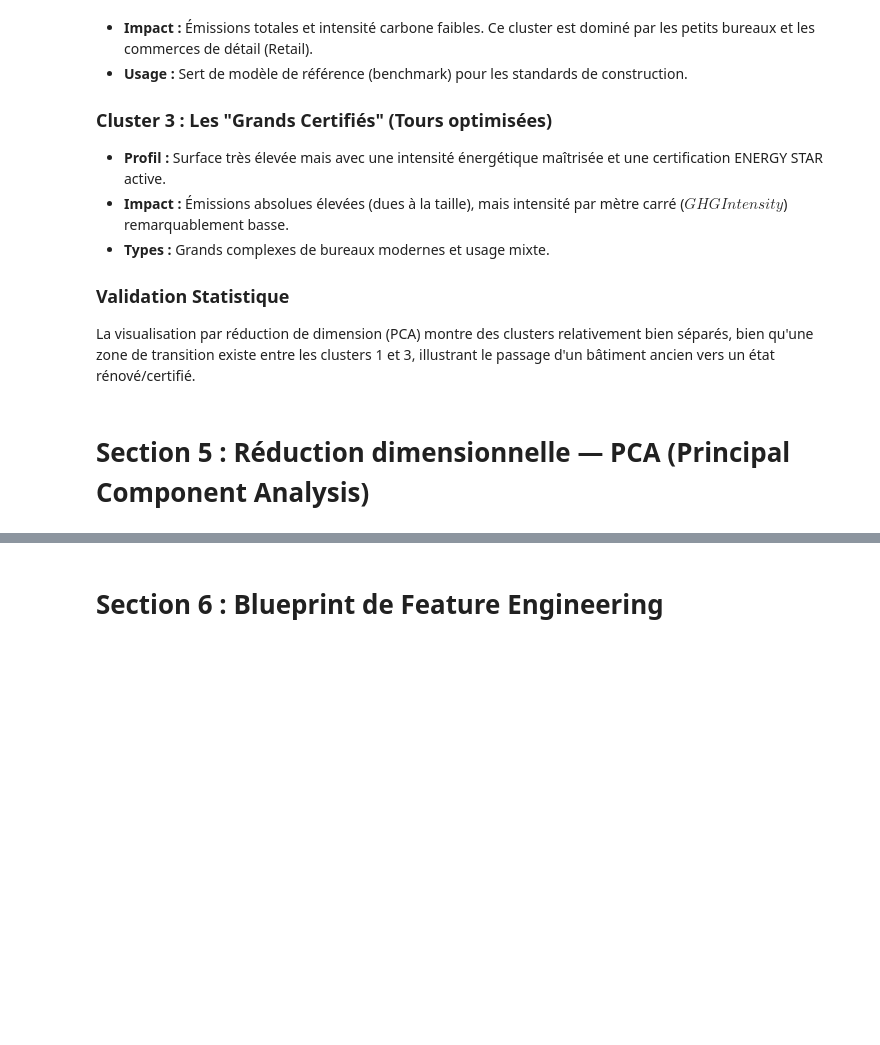
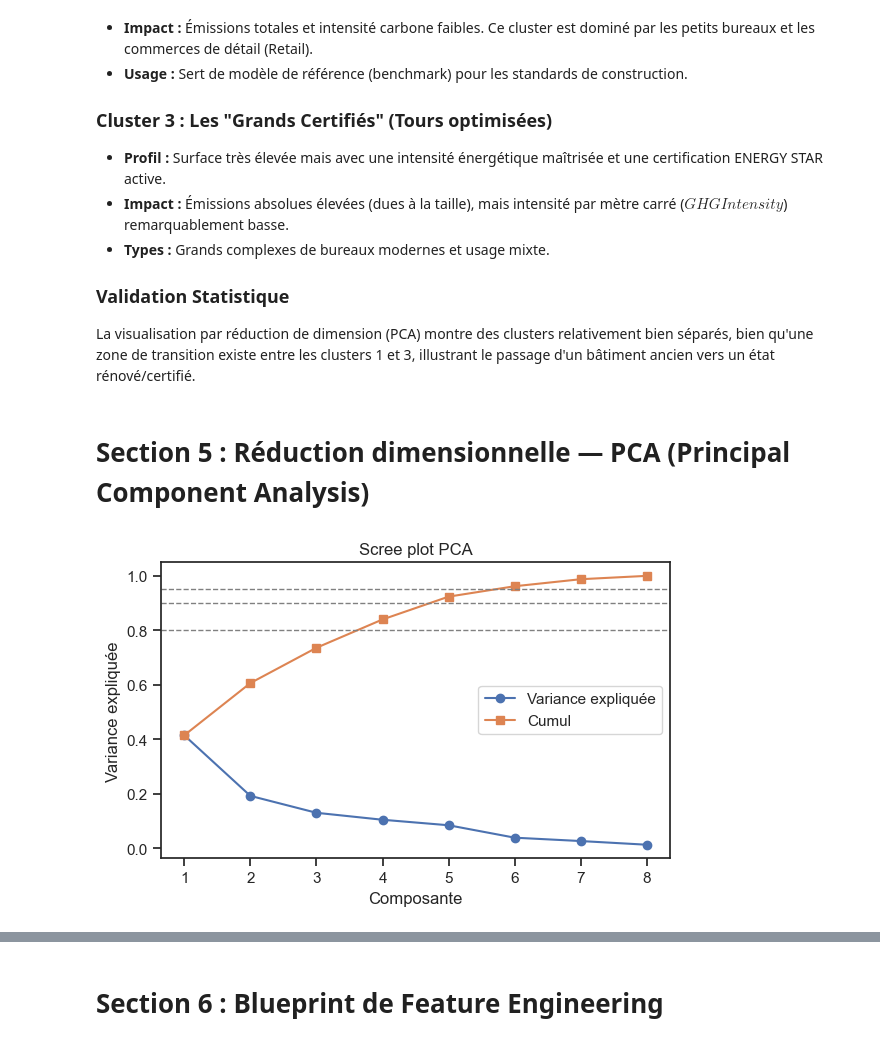
Before and after one commit to Ben10-som/ML-prediction-CO2, a Jupyter notebook: notebooks/04_multivariate_full_analysis.ipynb, the cells around one changed output, grey strips where cells are left out. Saved outputs shown, nothing was run; the diff lists cells and outputs as text; code cells hidden in the pictures; blank space fills up the shorter version.

Commit message:
eda: ajout PCA (scree plot, loadings, biplot)

```diff
--- a/notebooks/04_multivariate_full_analysis.ipynb
+++ b/notebooks/04_multivariate_full_analysis.ipynb
@@ -593,4 +593,94 @@ La visualisation par réduction de dimension (PCA) montre des clusters relativem
 # %% [markdown]
 # Section 5 : Réduction dimensionnelle — PCA (Principal Component Analysis)
 # %%
-# codedonne moi
+import numpy as np
+import pandas as pd
+import seaborn as sns
+import matplotlib.pyplot as plt
+from sklearn.preprocessing import StandardScaler
+from sklearn.decomposition import PCA
+
+# 1) Sélection des variables numériques continues (exemple)
+num_vars = [
+    "PropertyGFABuilding(s)",
+    "YearBuilt",
+    "SiteEUI(kBtu/sf)",
+    "ENERGYSTARScore",
+    "Electricity(kWh)",
+    "NaturalGas(therms)",
+    "GHGEmissionsIntensity",
+    "TotalGHGEmissions",
+]
+
+df_pca = df_raw.dropna(subset=num_vars).copy()
+X = df_pca[num_vars].values
+
+# 2) Standardisation
+scaler = StandardScaler()
+X_scaled = scaler.fit_transform(X)
+
+# 3) PCA complète
+pca = PCA(random_state=42)
+X_pca = pca.fit_transform(X_scaled)
+
+explained = pca.explained_variance_ratio_
+cum_explained = explained.cumsum()
+
+# Scree plot + variance cumulée
+plt.figure(figsize=(6,4))
+plt.plot(range(1, len(explained)+1), explained, marker="o", label="Variance expliquée")
+plt.plot(range(1, len(cum_explained)+1), cum_explained, marker="s", label="Cumul")
+plt.axhline(0.8, color="gray", ls="--", lw=1)
+plt.axhline(0.9, color="gray", ls="--", lw=1)
+plt.axhline(0.95, color="gray", ls="--", lw=1)
+plt.xlabel("Composante")
+plt.ylabel("Variance expliquée")
+plt.title("Scree plot PCA")
+plt.legend()
+plt.tight_layout()
+plt.show()
+
+# Combien de composantes pour 80/90/95 %
+def n_for(th):
+    return int(np.searchsorted(cum_explained, th) + 1)
+print(f"Pour 80%: {n_for(0.80)} composantes")
+print(f"Pour 90%: {n_for(0.90)} composantes")
+print(f"Pour 95%: {n_for(0.95)} composantes")
+
+# 4) Loadings (contributions) des 3 premières composantes
+loadings = pd.DataFrame(
+    pca.components_[:3],
+    columns=num_vars,
+    index=["PC1","PC2","PC3"]
+).T
+display(loadings)
+
+# 5) Biplot PC1 vs PC2, points colorés par TotalGHGEmissions
+pc_df = pd.DataFrame(X_pca, columns=[f"PC{i+1}" for i in range(X_pca.shape[1])])
+pc_df["TotalGHGEmissions"] = df_pca["TotalGHGEmissions"].values
+
+plt.figure(figsize=(7,6))
+scatter = plt.scatter(pc_df["PC1"], pc_df["PC2"],
+                      c=pc_df["TotalGHGEmissions"], cmap="viridis",
+                      alpha=0.7, s=20, edgecolor="none")
+plt.colorbar(scatter, label="TotalGHGEmissions")
+
+# Vecteurs des variables (loadings PC1/PC2)
+# Mise à l’échelle pour lisibilité
+scale = 2.5
+for i, var in enumerate(num_vars):
+    plt.arrow(0, 0, loadings.loc[var,"PC1"]*scale, loadings.loc[var,"PC2"]*scale,
+              color="red", alpha=0.6, width=0.005, head_width=0.05)
+    plt.text(loadings.loc[var,"PC1"]*scale*1.1,
+             loadings.loc[var,"PC2"]*scale*1.1,
+             var, color="red", fontsize=8)
+
+plt.xlabel("PC1")
+plt.ylabel("PC2")
+plt.title("Biplot PCA (PC1 vs PC2)")
+plt.axhline(0, color="gray", lw=0.5)
+plt.axvline(0, color="gray", lw=0.5)
+plt.tight_layout()
+plt.show()
+# %% [output]
+[figure, added]
```
Also changed, not shown: parts of 1 cell of this notebook.
